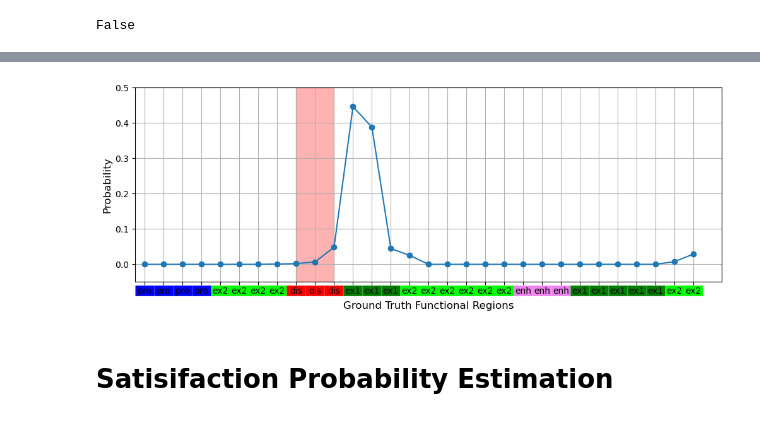
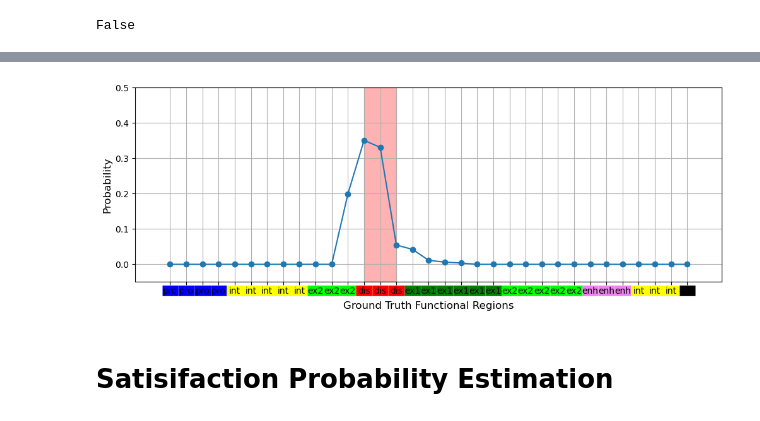
Before and after one commit to sandialabs/conin, a Jupyter notebook: conin/mediation_variables/ICML26_code/dna_FFBS.ipynb, the cells around one changed output, grey strips where cells are left out. Drawn from its saved outputs; the diff is of its cells as text; code cells hidden in the pictures.

Commit message:
added normalization schemes to sat_time and FFBS

```diff
--- a/conin/mediation_variables/ICML26_code/dna_FFBS.ipynb
+++ b/conin/mediation_variables/ICML26_code/dna_FFBS.ipynb
@@ -16,7 +16,7 @@ import time
 ### Create the HMM
 # %%
 hidden_states = ['pro','ex1','ex2','int','dis','enh', 'end']
-emit_states = ['A','T', 'C', 'G', 'None']
+emit_states = ['A','T', 'C', 'G', 'N']
 hidden_size, emit_size = len(hidden_states), len(emit_states)
 
 hmm_mat = np.array([
@@ -36,7 +36,7 @@ emit_mat = np.array([ #
     [.25,.25,.25,.25,0], #Intron
     [.5,0,.5,0,0], #Disease favors AC
     [.4,.4,.1,.1,0], #AT rich enhancer
-    [0,0,0,0,1.] #end has no nucleotide emissions
+    [0,0,0,0,1] #end has no nucleotide emissions
 ])
 
 init_vec = np.array(
@@ -57,4 +57,4 @@ hmm_startprob = {}
 for i in range(hidden_size):
     hmm_startprob[hidden_states[i]] = init_vec[i]
 
-hmm = copy.deepcopy(Munch(states = hidden_states, emits = emit_states, tprob = hmm_transition, eprob = hmm_emit, initprob = hmm_startprob))
+end_hmm = copy.deepcopy(Munch(states = hidden_states, emits = emit_states, tprob = hmm_transition, eprob = hmm_emit, initprob = hmm_startprob))
@@ -437,6 +481,30 @@ def compute_emitweights(obs,hmm):
     for t in range(T):
         emit_weights[t] = np.array([hmm.eprob[k,obs[t]] for k in hmm.states])
     return emit_weights
+# %%
+def compute_emitweights_missing(obs_dict,hmm, device = 'cpu'):
+    '''
+    obs_dict is a dictionary t:emission, where it lists only the observed emissions.
+    creates a custom dictionary object with a fallback value for queried keys not in the dictionary.
+    serves as a drop-in replacement for current code.
+    '''
+    class FallbackDict(dict):
+        def __init__(self, default, *args, **kwargs):
+            super().__init__(*args, **kwargs)
+            self.default = default
+
+        def __missing__(self, key):
+            return self.default
+
+    hmm = copy.deepcopy(hmm) #protect again in place modification
+    #Compute emissions weights for easier access
+    emit_weights = FallblackDict(default = np.ones(len(hmm.states)))
+    for t in obs_dict.keys():
+        val = np.array([hmm.eprob[k,obs_dict[t]] for k in hmm.states])
+        val = torch.from_numpy(val).type(dtype).to(device)
+        emit_weights[t] = val
+
+    return emit_weights
 # %% [markdown]
  # Simulation Code
 # %%
@@ -741,5 +766,5 @@ state_list, emit_list = simulation(hmm, min_time = 30, stay=3, pro_before=10, ix
 # %%
-cst_list = [promoter_cst,stay_cst,disvisit_cst, pde_cst, end_cst]
+cst_list = [promoter_cst,stay_cst,disvisit_cst, pde_cst]
 # %%
 dummy_list = [dummy_cst]
 # %%
@@ -1336,16 +1114,17 @@ sat_probs, alpha, beta = satTime_torch_list(hmm, sat_cst_list, emit_list, pro_be
 # %%
-state_list, emit_list = simulation(hmm, time = 30, stay=3, pro_before=10, ix_list=None, max_attempts=1000)
+state_list, emit_list = simulation(end_hmm, min_time = 20, stay=3, pro_before=10, ix_list=None, max_attempts=1000)
 sat_cst_list = [promoter_cst,stay_cst,pde_cst, hitdis_cst] #omit the disvisit constraint
-sat_probs, alpha, beta = satTime_torch_list(hmm, sat_cst_list, emit_list, pro_before = 10, dtype = torch.float32,  device = 'cpu', debug = False)
+sat_probs, alpha, beta = satTime_torch_list(end_hmm, sat_cst_list, emit_list, pro_before = 10, dtype = torch.float32,  device = 'cpu', debug = False)
 
-common_list = ['pro', 'ex1', 'ex2', 'int', 'dis', 'enh']
+common_list = ['pro', 'ex1', 'ex2', 'int', 'dis', 'enh', 'end']
 colors = {
     'pro': 'blue',
     'ex1': 'green',
     'ex2': 'lime',
     'int': 'yellow',
     'dis': 'red',
-    'enh': 'violet'
+    'enh': 'violet',
+    'end': 'black'
 }
 
 # Example data
@@ -1376,35 +1155,35 @@ for state in state_list:
 # plt.suptitle('Estimating the Mutation\'s Location', fontsize=14)  # LaTeX formula in title
 # plt.title('Posterior Distribution of Constraint 3 Satisfaction Time', fontsize = 10)
 plt.xlabel('Ground Truth Functional Regions', fontsize=12, labelpad = 15)  # LaTeX formula in xlabel
 plt.ylabel('Probability', fontsize=12)  # LaTeX formula in ylabel
 
 plt.xticks(indices, [''] * len(indices))  # Replace labels with empty strings
 
 start = None
 end = None
 ix = 0
 for state in state_list:
     if state == "dis":
         if start is None:  # First occurrence
             start = ix
         end = ix  # Update end to the current index
     ix += 1
 
 plt.axvspan(start, end, color='red', alpha=0.3)  # Pale red color
 
 # Show the grid
 plt.grid()
 
 # Adjust plot limits to make room for the segmented line
 plt.ylim(-.05, .5)  # Add space below the x-axis for the segmented line
-plt.xlim(-.5, 30.5)  # Add space below the x-axis for the segmented line
+# plt.xlim(-.5, 30.5)  # Add space below the x-axis for the segmented line
 
 # plt.savefig('dna_satTime.png', format='png', dpi=300, bbox_inches='tight')
 
 # Display the plot
 plt.show()
 # %% [output]
-[figure, old version]
+[figure, new version]
 # %% [markdown]
 # Satisifaction Probability Estimation
 # %%
```
Also changed, not shown: parts of 26 cells of this notebook, 1 other file.
